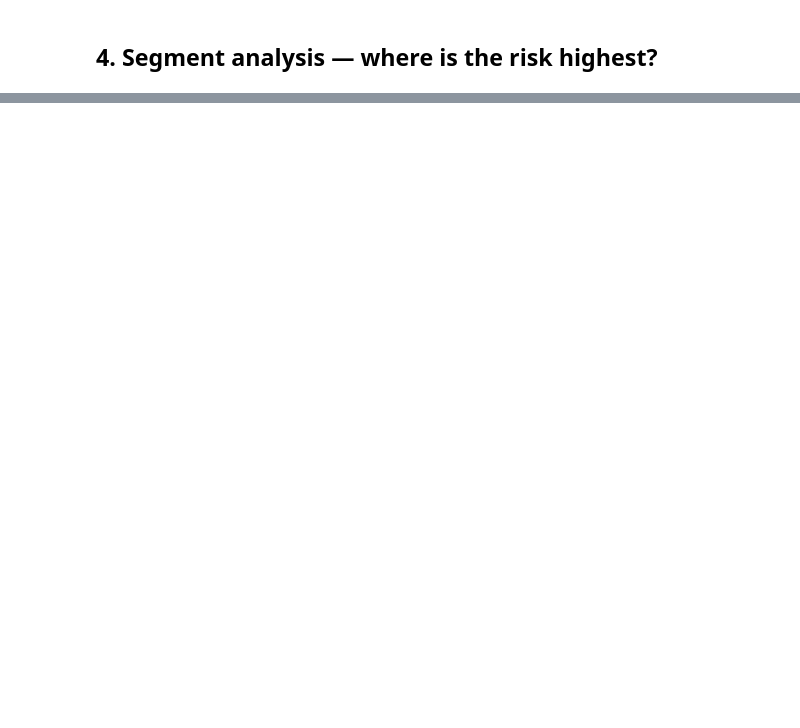
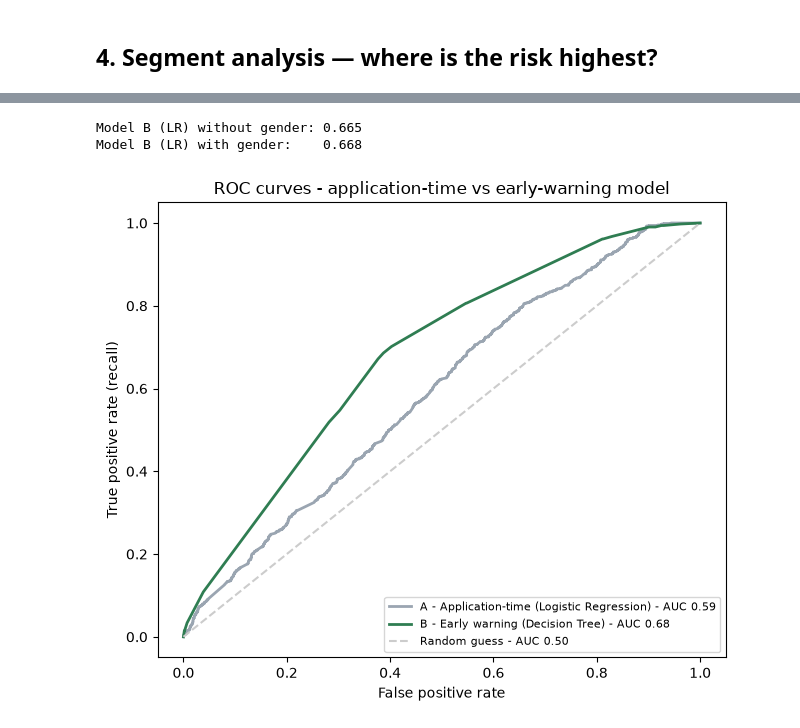
Before and after one commit to bekir35-on/credit-risk-analysis, a Jupyter notebook: credit-risk-analysis.ipynb, the cells around one changed output, grey strips where cells are left out. Cells and saved outputs as stored; diff of their text form; code cells hidden in the pictures; blank space fills up the shorter version.

```diff
--- a/credit-risk-analysis.ipynb
+++ b/credit-risk-analysis.ipynb
@@ -117,0 +218,19 @@ print((imp*100).round(1))
+# %%
+models = {
+    'Logistic Regression': lambda: LogisticRegression(max_iter=2000, class_weight='balanced'),
+    'Decision Tree':       lambda: DecisionTreeClassifier(max_depth=5, random_state=42, class_weight='balanced'),
+}
+feature_sets = {
+    'A - Application-time': (APP_NUM, APP_CAT),
+    'B - Early warning':    (APP_NUM + BEH_NUM, APP_CAT + BEH_CAT),
+}
+rows, fitted = [], {}
+for fs_name, (num, cat) in feature_sets.items():
+    for m_name, make in models.items():
+        pipe = build(num, cat, make()).fit(X_train, y_train)
+        proba = pipe.predict_proba(X_test)[:, 1]
+        cv_auc = cross_val_score(build(num, cat, make()), X_train, y_train, cv=cv, scoring='roc_auc')
+        rows.append([fs_name, m_name, roc_auc_score(y_test, proba), cv_auc.mean(), cv_auc.std()])
+        fitted[(fs_name, m_name)] = (pipe, proba)
+results = pd.DataFrame(rows, columns=['feature set', 'model', 'test ROC-AUC', 'CV ROC-AUC (mean)', 'CV ROC-AUC (std)'])
+results.round(3)
@@ -117,0 +243,21 @@ print((imp*100).round(1))
+# %%
+# Does adding gender help Model B? (checked only to justify excluding it)
+num, cat = feature_sets['B - Early warning']
+with_gender = build(num, cat + ['INF_GENDER'], models['Logistic Regression']()).fit(X_train, y_train)
+print('Model B (LR) without gender:', round(roc_auc_score(y_test, fitted[('B - Early warning', 'Logistic Regression')][1]), 3))
+print('Model B (LR) with gender:   ', round(roc_auc_score(y_test, with_gender.predict_proba(X_test)[:, 1]), 3))
+# %% [output]
+Model B (LR) without gender: 0.665
+Model B (LR) with gender:    0.668
+# %%
+fig, ax = plt.subplots(figsize=(6.5, 5.5))
+for key, color in [(('A - Application-time', 'Logistic Regression'), '#9AA5B1'),
+                   (('B - Early warning', 'Decision Tree'), '#2F7D52')]:
+    fpr, tpr, _ = roc_curve(y_test, fitted[key][1])
+    ax.plot(fpr, tpr, color=color, lw=2, label=f'{key[0]} ({key[1]}) - AUC {roc_auc_score(y_test, fitted[key][1]):.2f}')
+ax.plot([0, 1], [0, 1], color='#CCCCCC', linestyle='--', label='Random guess - AUC 0.50')
+ax.set_xlabel('False positive rate'); ax.set_ylabel('True positive rate (recall)')
+ax.set_title('ROC curves - application-time vs early-warning model'); ax.legend(loc='lower right', fontsize=8)
+plt.tight_layout(); plt.show()
+# %% [output]
+[figure, added]
```
Also changed, not shown: parts of 44 cells of this notebook, 6 other files.
